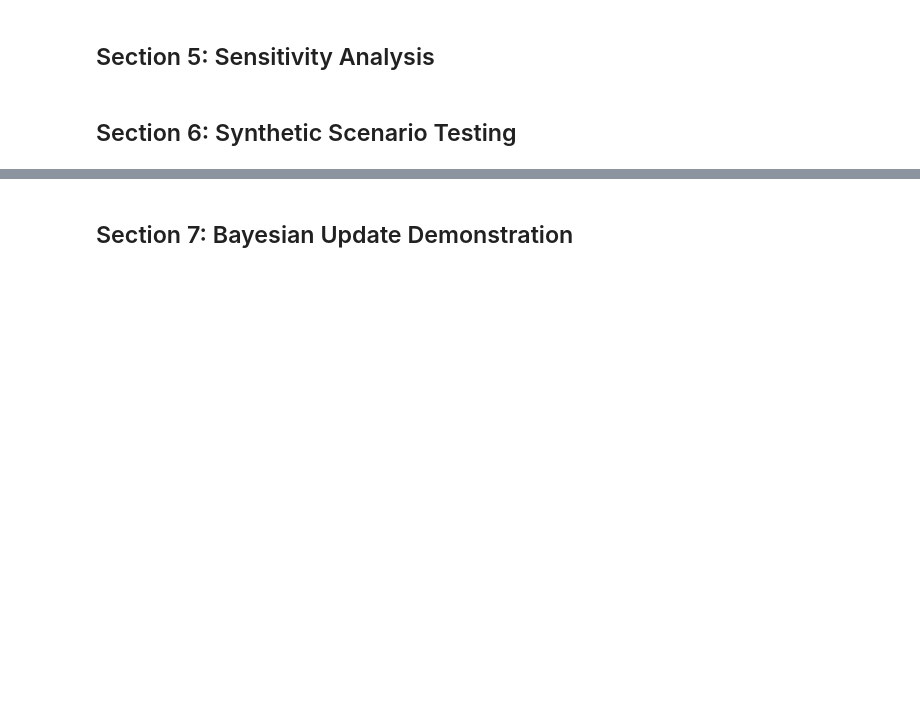
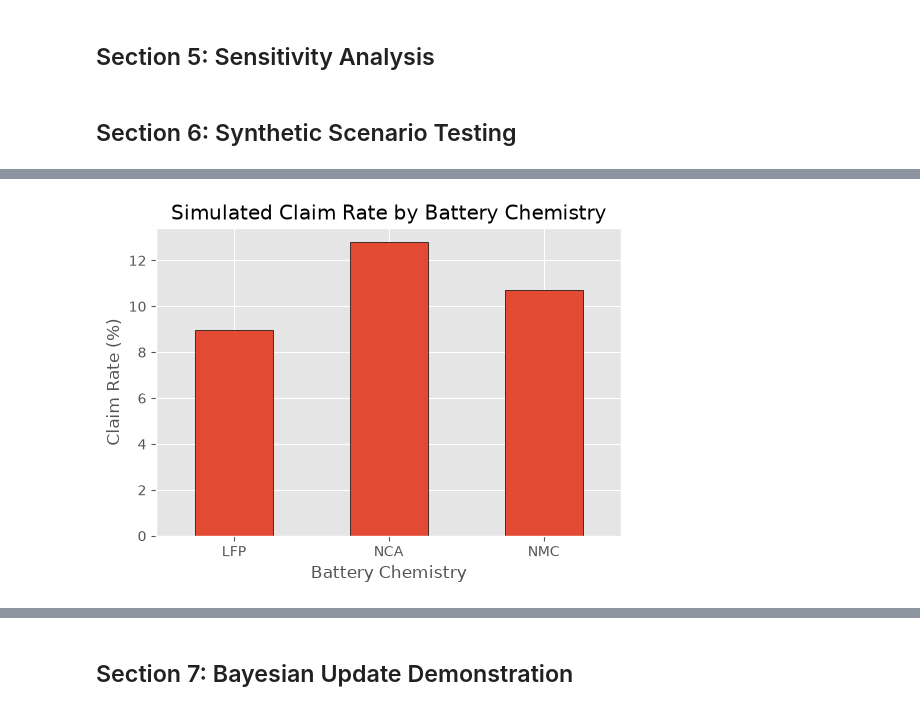
Before and after one commit to akashgupta0728/Zensung-Malaysia-EV, a Jupyter notebook: EV_Risk_Scoring_Model.ipynb, the cells around one changed output, grey strips where cells are left out. Drawn from its saved outputs; the diff is of its cells as text; code cells hidden in the pictures; blank space fills up the shorter version.

```diff
--- a/EV_Risk_Scoring_Model.ipynb
+++ b/EV_Risk_Scoring_Model.ipynb
@@ -252,0 +331,22 @@ Name: count, dtype: int64
+# %%
+claim_rate = (
+    df.groupby("battery_chemistry")["had_claim"]
+      .mean()*100
+)
+
+plt.figure(figsize=(6,4))
+
+claim_rate.plot(
+    kind="bar",
+    edgecolor="black"
+)
+
+plt.ylabel("Claim Rate (%)")
+plt.xlabel("Battery Chemistry")
+plt.title("Simulated Claim Rate by Battery Chemistry")
+
+plt.xticks(rotation=0)
+
+plt.show()
+# %% [output]
+[figure, added]
```
Also changed, not shown: parts of 10 cells of this notebook.
